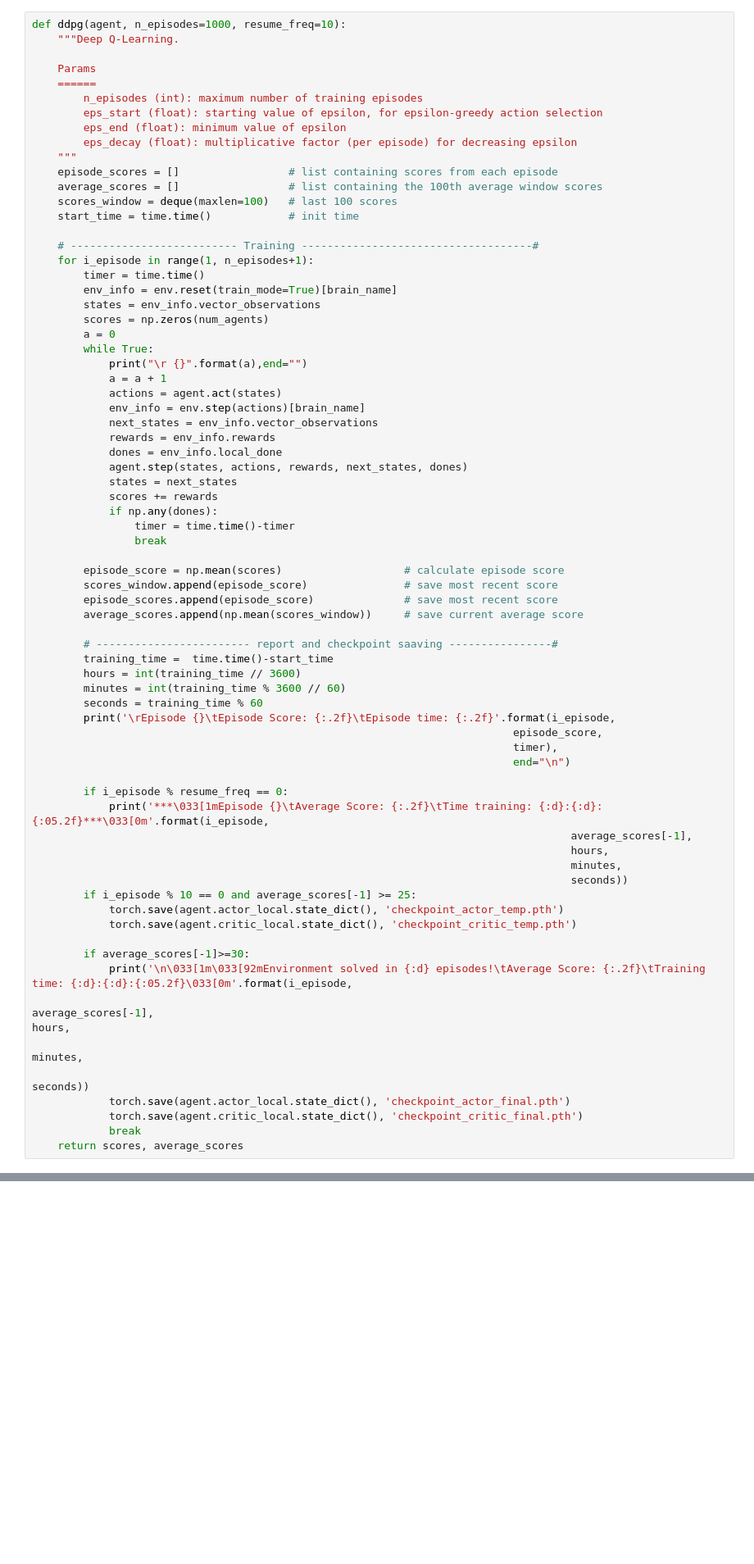
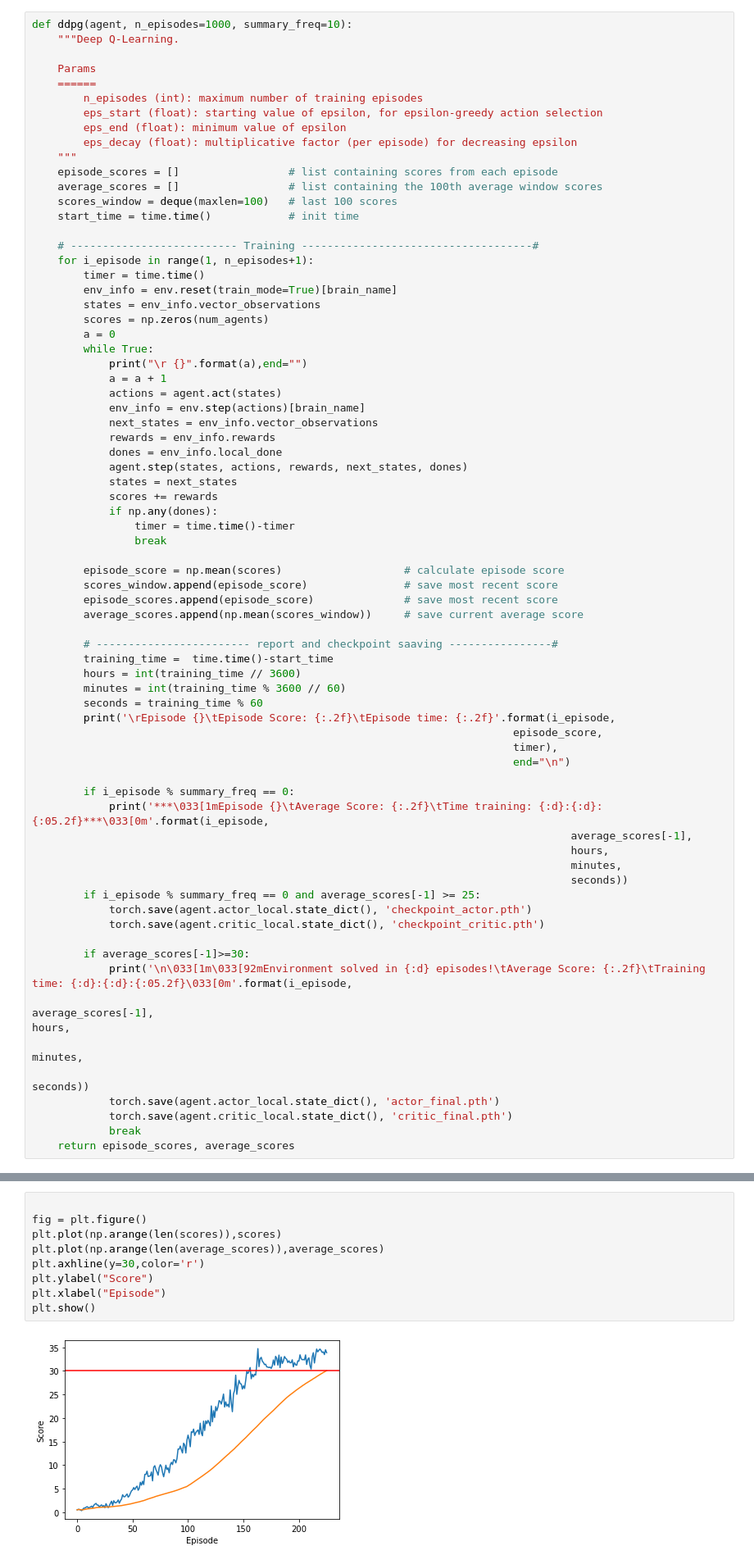
Before and after one commit to wmoralesap/Udacity-DeepRL-Nanodegree, a Jupyter notebook: p2_continuous-control/Continuous_Control.ipynb, the cells around one changed output, grey strips where cells are left out. Shown at 82% size. Drawn from its saved outputs; the diff is of its cells as text; blank space fills up the shorter version.

```diff
--- a/p2_continuous-control/Continuous_Control.ipynb
+++ b/p2_continuous-control/Continuous_Control.ipynb
@@ -137,5 +140,5 @@ env_info = env.reset(train_mode=True)[brain_name]
 # %%
-def ddpg(agent, n_episodes=1000, resume_freq=10):
+def ddpg(agent, n_episodes=1000, summary_freq=10):
     """Deep Q-Learning.
 
     Params
@@ -187,22 +190,22 @@ def ddpg(agent, n_episodes=1000, resume_freq=10):
                                                                            timer),
                                                                            end="\n")
 
-        if i_episode % resume_freq == 0:
+        if i_episode % summary_freq == 0:
             print('***\033[1mEpisode {}\tAverage Score: {:.2f}\tTime training: {:d}:{:d}:{:05.2f}***\033[0m'.format(i_episode,
                                                                                     average_scores[-1],
                                                                                     hours,
                                                                                     minutes,
                                                                                     seconds))
-        if i_episode % 10 == 0 and average_scores[-1] >= 25:
-            torch.save(agent.actor_local.state_dict(), 'checkpoint_actor_temp.pth')
-            torch.save(agent.critic_local.state_dict(), 'checkpoint_critic_temp.pth')
+        if i_episode % summary_freq == 0 and average_scores[-1] >= 25:
+            torch.save(agent.actor_local.state_dict(), 'checkpoint_actor.pth')
+            torch.save(agent.critic_local.state_dict(), 'checkpoint_critic.pth')
 
         if average_scores[-1]>=30:
             print('\n\033[1m\033[92mEnvironment solved in {:d} episodes!\tAverage Score: {:.2f}\tTraining time: {:d}:{:d}:{:05.2f}\033[0m'.format(i_episode,
                                                                                                           average_scores[-1],                                                                                                                                                                     hours,
                                                                                                           minutes,
                                                                                                           seconds))
-            torch.save(agent.actor_local.state_dict(), 'checkpoint_actor_final.pth')
-            torch.save(agent.critic_local.state_dict(), 'checkpoint_critic_final.pth')
+            torch.save(agent.actor_local.state_dict(), 'actor_final.pth')
+            torch.save(agent.critic_local.state_dict(), 'critic_final.pth')
             break
-    return scores, average_scores
+    return episode_scores, average_scores
@@ -231,0 +237,11 @@ Environment solved in 157 episodes!     Average Score: 30.20    Training time: 1
+# %%
+
+fig = plt.figure()
+plt.plot(np.arange(len(scores)),scores)
+plt.plot(np.arange(len(average_scores)),average_scores)
+plt.axhline(y=30,color='r')
+plt.ylabel("Score")
+plt.xlabel("Episode")
+plt.show()
+# %% [output]
+[figure, added]
```
Also changed, not shown: parts of 16 cells of this notebook, 15 other files.
